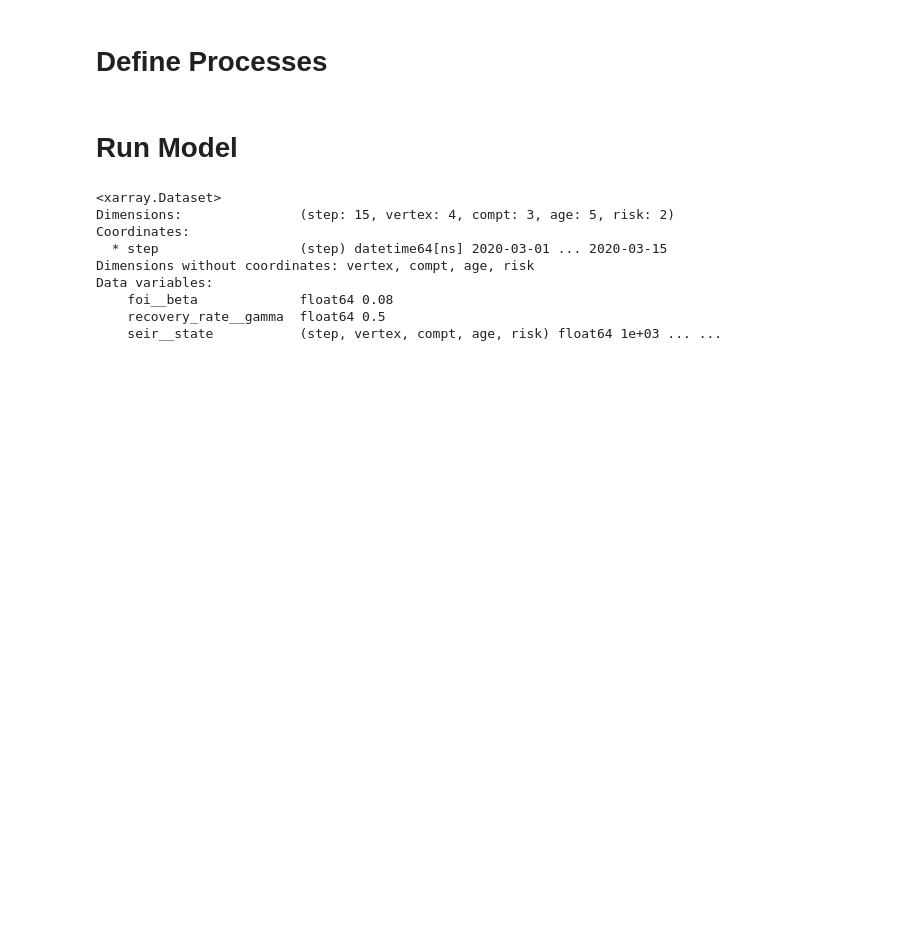
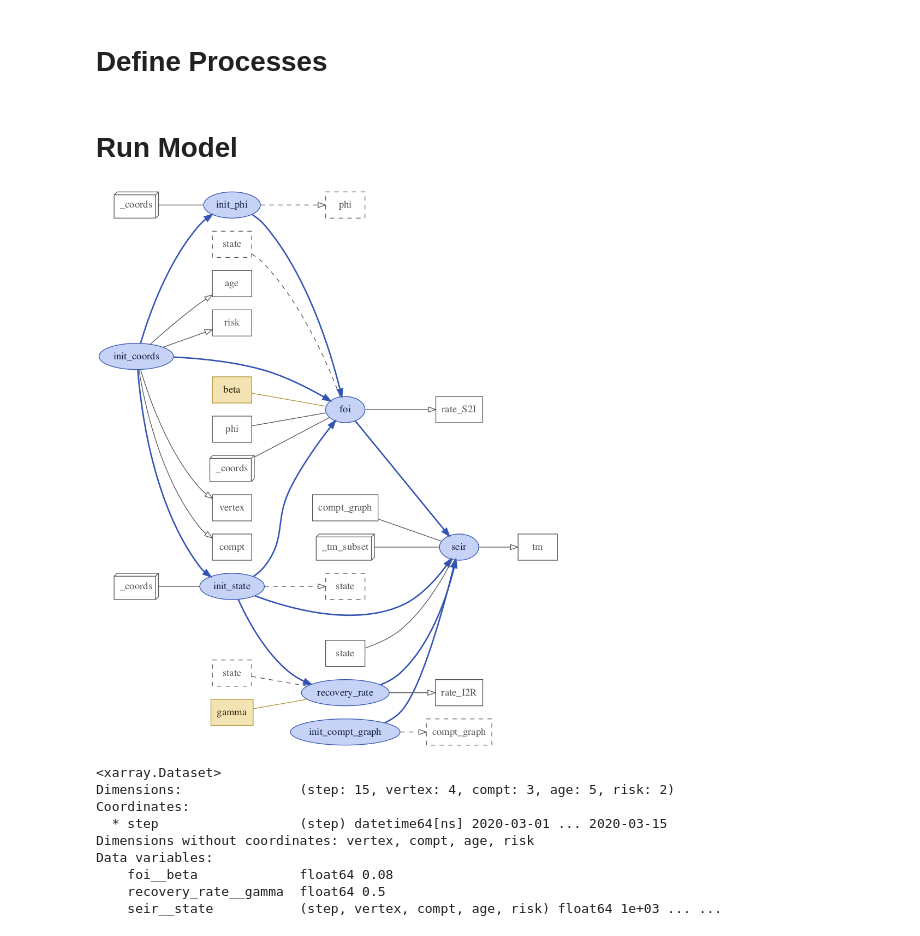
Before and after one commit to UT-Covid/episimlab, a Jupyter notebook: notebooks/20210805_markov_sandbox.ipynb, the cells around one changed output. Cells and saved outputs as stored; diff of their text form; code cells hidden in the pictures; blank space fills up the shorter version.

```diff
--- a/notebooks/20210805_markov_sandbox.ipynb
+++ b/notebooks/20210805_markov_sandbox.ipynb
@@ -143,10 +150,10 @@ class SEIR:
 @xs.process
 class InitCoords:
     """Initialize state coordinates"""
-    compt = var(global_name='compt_coords', groups=['coords'], intent='out')
-    age = var(global_name='age_coords', groups=['coords'], intent='out')
-    risk = var(global_name='risk_coords', groups=['coords'], intent='out')
-    vertex = var(global_name='vertex_coords', groups=['coords'], intent='out')
+    compt = xs.variable(global_name='compt_coords', groups=['coords'], intent='out')
+    age = xs.variable(global_name='age_coords', groups=['coords'], intent='out')
+    risk = xs.variable(global_name='risk_coords', groups=['coords'], intent='out')
+    vertex = xs.variable(global_name='vertex_coords', groups=['coords'], intent='out')
 
     def initialize(self):
         self.compt = ['S', 'I', 'R']
@@ -158,7 +165,7 @@ class InitCoords:
 class InitState:
     """Initialize state matrix"""
     _coords = xs.group_dict('coords')
-    state = glob('state', intent='out')
+    state = xs.global_ref('state', intent='out')
 
     def initialize(self):
         self.state = xr.DataArray(
@@ -184,10 +191,10 @@ class FOI:
     """
     PHI_DIMS = ('age0', 'age1', 'risk0', 'risk1', 'vertex0', 'vertex1',)
     FOI_DIMS = ('age', 'risk', 'vertex', )
-    state = glob('state', intent='in')
-    beta = var(global_name='beta', intent='in')
-    phi = var(dims=PHI_DIMS, global_name='phi', intent='in')
-    rate_S2I = var(intent='out', groups=['tm'])
+    state = xs.global_ref('state', intent='in')
+    beta = xs.variable(global_name='beta', intent='in')
+    phi = xs.variable(dims=PHI_DIMS, global_name='phi', intent='in')
+    rate_S2I = xs.variable(intent='out', groups=['tm'])
     _coords = xs.group_dict('coords')
 
     def run_step(self):
@@ -250,7 +257,7 @@ class InitPhi:
         [0.53, 0.36, 0.26, 0.35, 0.13],
         [0.68, 0.70, 0.36, 0.23, 0.28]
     ])
-    phi = glob('phi', intent='out')
+    phi = xs.global_ref('phi', intent='out')
     _coords = xs.group_dict('coords')
 
     @property
@@ -278,14 +285,16 @@ class InitPhi:
 # %%
 model = xs.Model({
     'init_phi': InitPhi,
     'init_coords': InitCoords,
     'init_state': InitState,
     'seir': SEIR,
     'foi': FOI,
     'init_compt_graph': InitComptGraph,
     'recovery_rate': RecoveryRate
 })
-# model.visualize(show_inputs=True, show_variables=True)
+model.visualize(show_inputs=True, show_variables=True)
+# %% [output]
+[figure, added]
 # %%
 in_ds = xs.create_setup(
     model=model,
```
Also changed, not shown: parts of 3 cells of this notebook, 1 other file.
